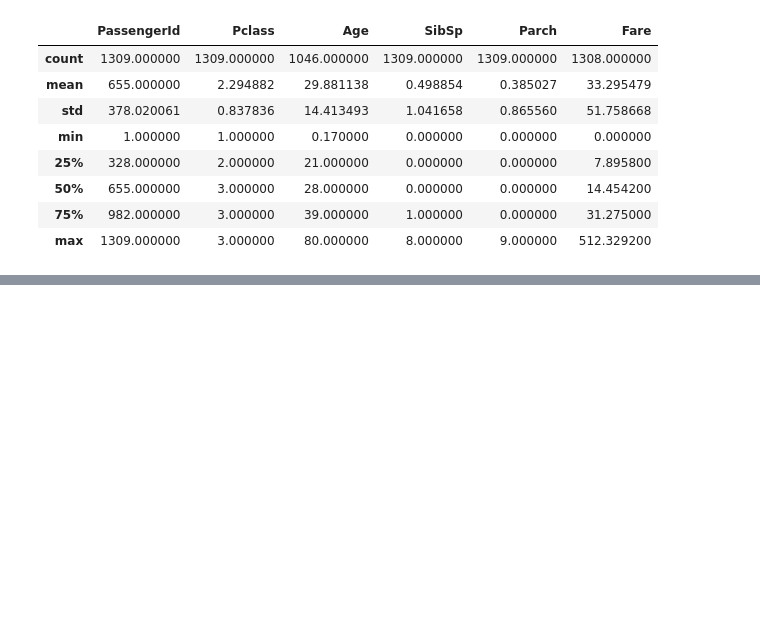
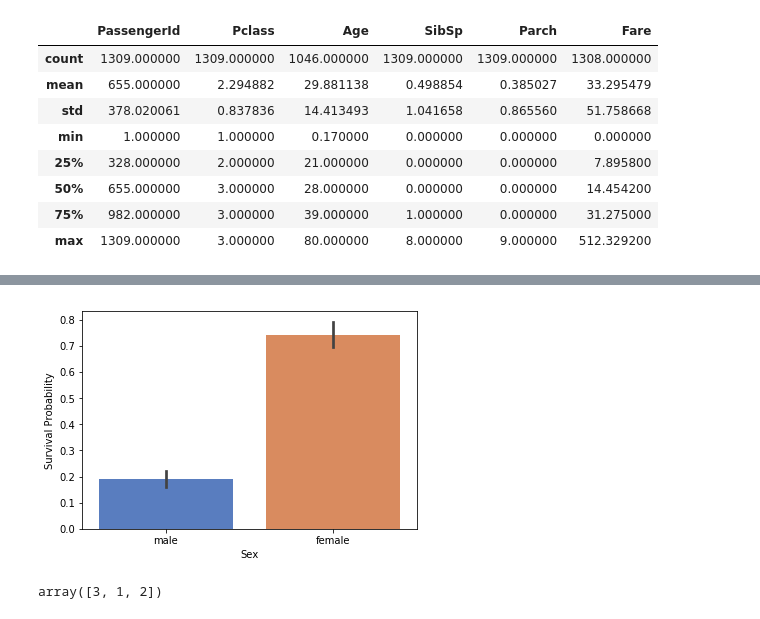
Before and after one commit to kuds/TitanicSurvivalPrediction, a Jupyter notebook: Data Visualization for Titanic Data.ipynb, the cells around one changed output, grey strips where cells are left out. Cells and saved outputs as stored; diff of their text form; code cells hidden in the pictures; blank space fills up the shorter version.

```diff
--- a/Data Visualization for Titanic Data.ipynb
+++ b/Data Visualization for Titanic Data.ipynb
@@ -262,0 +340,11 @@ plt.show()
+# %%
+plt.clf()
+g = sns.barplot(x="Sex",y="Survived",data=trainDF, palette = 'muted')
+g = g.set_ylabel("Survival Probability")
+plt.show()
+# %% [output]
+[figure, added]
+# %%
+trainDF["Pclass"].unique()
+# %% [output]
+array([3, 1, 2])
```
Also changed, not shown: parts of 22 cells of this notebook.
